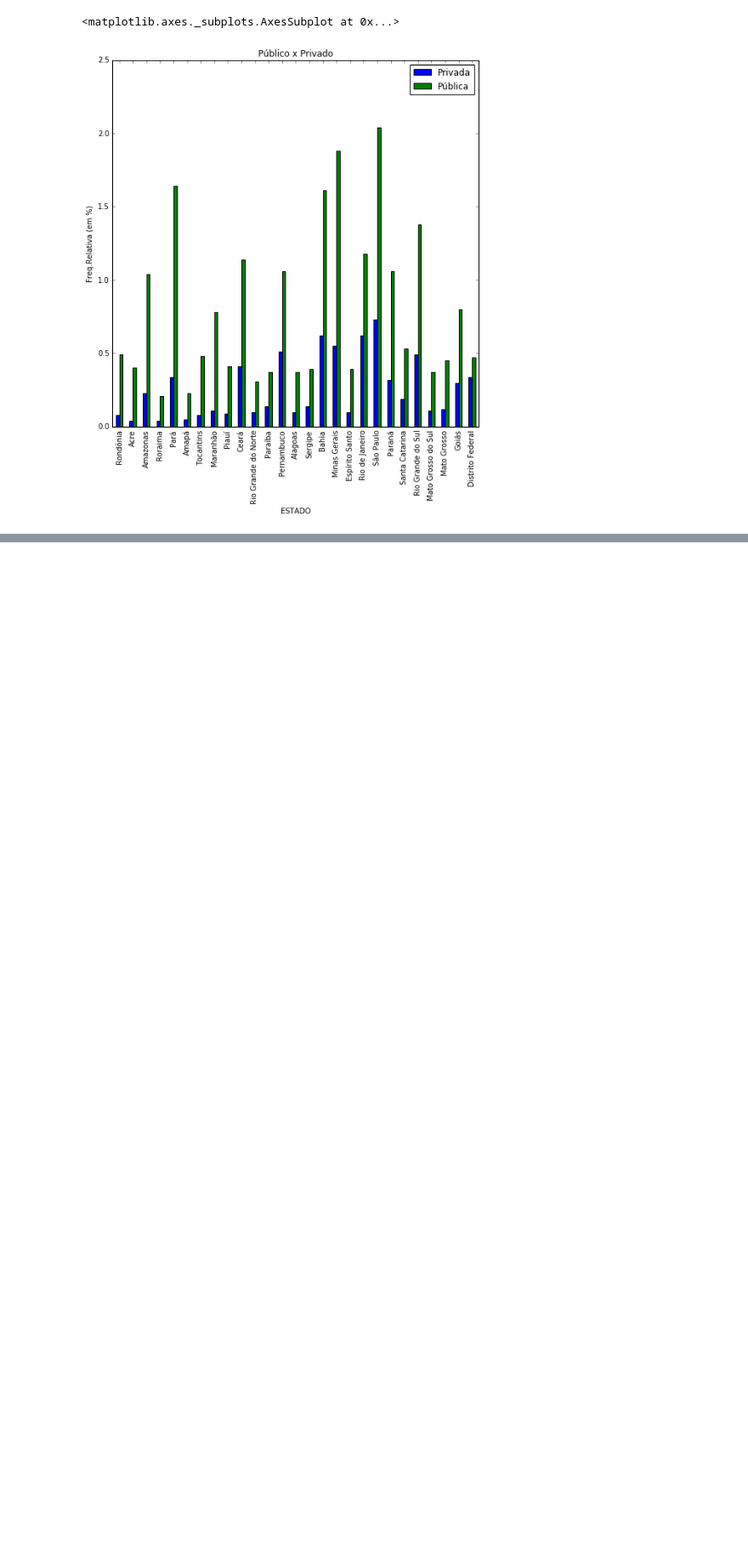
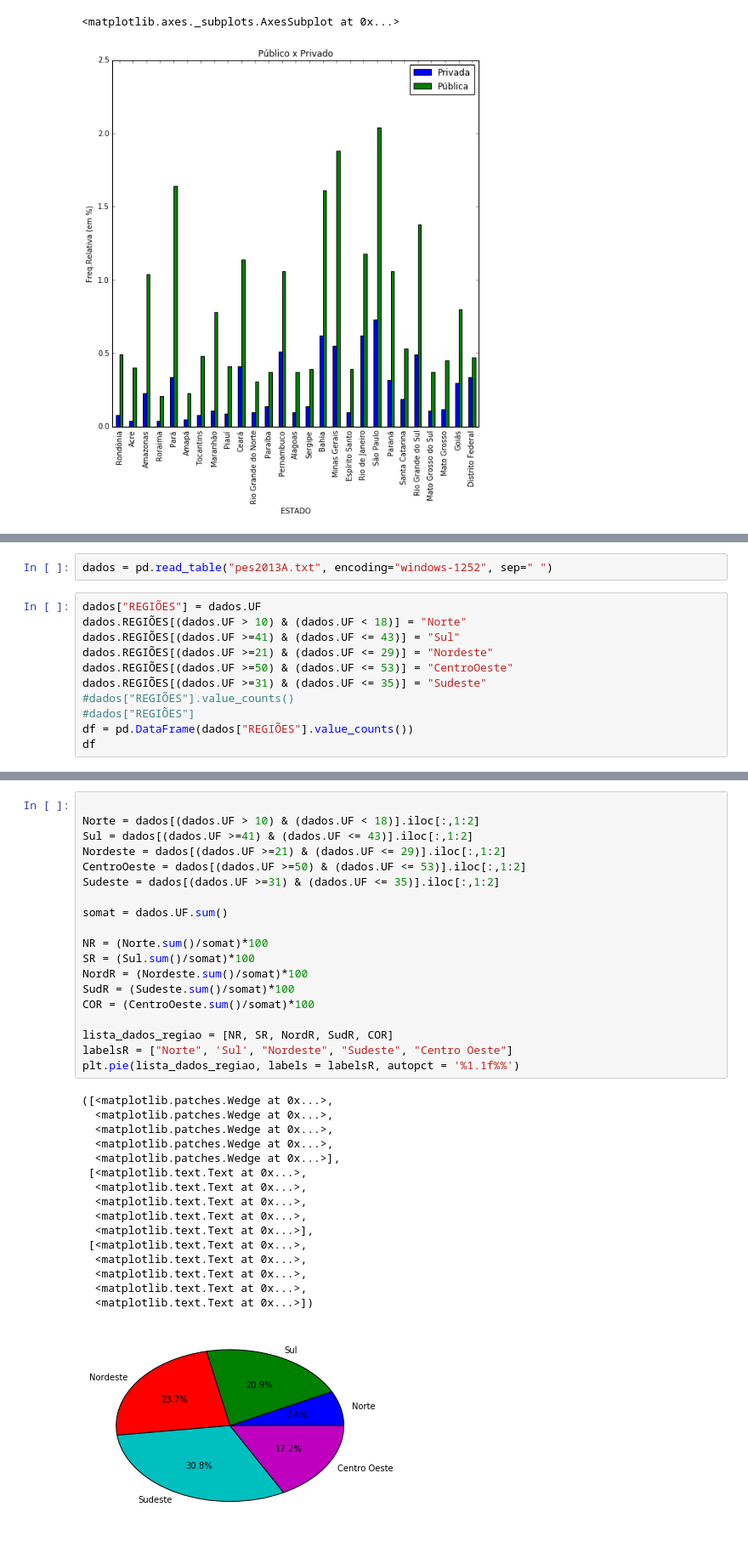
Before and after one commit to filipefborba/CD, a Jupyter notebook: Aula 2/Aula02 Atividade Variáveis Qualitativas com PNAD.ipynb, the cells around one changed output, grey strips where cells are left out. Shown at 85% size. Saved outputs shown, nothing was run; the diff lists cells and outputs as text; blank space fills up the shorter version.

```diff
--- a/Aula 2/Aula02 Atividade Variáveis Qualitativas com PNAD.ipynb
+++ b/Aula 2/Aula02 Atividade Variáveis Qualitativas com PNAD.ipynb
@@ -607,0 +506,13 @@ plot
+# %%
+dados = pd.read_table("pes2013A.txt", encoding="windows-1252", sep=" ")
+# %%
+dados["REGIÕES"] = dados.UF
+dados.REGIÕES[(dados.UF > 10) & (dados.UF < 18)] = "Norte"
+dados.REGIÕES[(dados.UF >=41) & (dados.UF <= 43)] = "Sul"
+dados.REGIÕES[(dados.UF >=21) & (dados.UF <= 29)] = "Nordeste"
+dados.REGIÕES[(dados.UF >=50) & (dados.UF <= 53)] = "CentroOeste"
+dados.REGIÕES[(dados.UF >=31) & (dados.UF <= 35)] = "Sudeste"
+#dados["REGIÕES"].value_counts()
+#dados["REGIÕES"]
+df = pd.DataFrame(dados["REGIÕES"].value_counts())
+df
@@ -607,0 +543,36 @@ plot
+# %%
+
+Norte = dados[(dados.UF > 10) & (dados.UF < 18)].iloc[:,1:2]
+Sul = dados[(dados.UF >=41) & (dados.UF <= 43)].iloc[:,1:2]
+Nordeste = dados[(dados.UF >=21) & (dados.UF <= 29)].iloc[:,1:2]
+CentroOeste = dados[(dados.UF >=50) & (dados.UF <= 53)].iloc[:,1:2]
+Sudeste = dados[(dados.UF >=31) & (dados.UF <= 35)].iloc[:,1:2]
+
+somat = dados.UF.sum()
+
+NR = (Norte.sum()/somat)*100
+SR = (Sul.sum()/somat)*100
+NordR = (Nordeste.sum()/somat)*100
+SudR = (Sudeste.sum()/somat)*100
+COR = (CentroOeste.sum()/somat)*100
+
+lista_dados_regiao = [NR, SR, NordR, SudR, COR]
+labelsR = ["Norte", 'Sul', "Nordeste", "Sudeste", "Centro Oeste"]
+plt.pie(lista_dados_regiao, labels = labelsR, autopct = '%1.1f%%')
+# %% [output]
+([<matplotlib.patches.Wedge at 0x...>,
+  <matplotlib.patches.Wedge at 0x...>,
+  <matplotlib.patches.Wedge at 0x...>,
+  <matplotlib.patches.Wedge at 0x...>,
+  <matplotlib.patches.Wedge at 0x...>],
+ [<matplotlib.text.Text at 0x...>,
+  <matplotlib.text.Text at 0x...>,
+  <matplotlib.text.Text at 0x...>,
+  <matplotlib.text.Text at 0x...>,
+  <matplotlib.text.Text at 0x...>],
+ [<matplotlib.text.Text at 0x...>,
+  <matplotlib.text.Text at 0x...>,
+  <matplotlib.text.Text at 0x...>,
+  <matplotlib.text.Text at 0x...>,
+  <matplotlib.text.Text at 0x...>])
+[figure, added]
```
Also changed, not shown: parts of 7 cells of this notebook.
